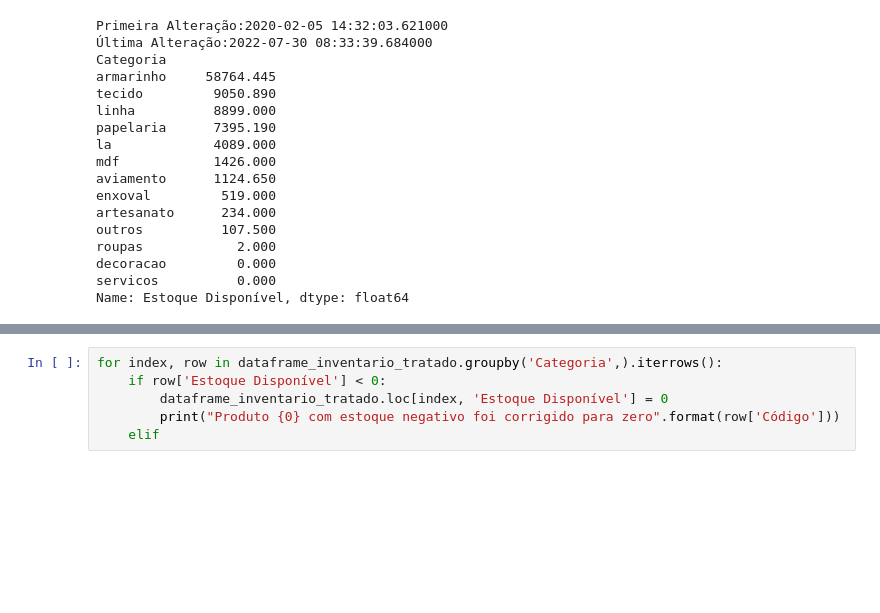
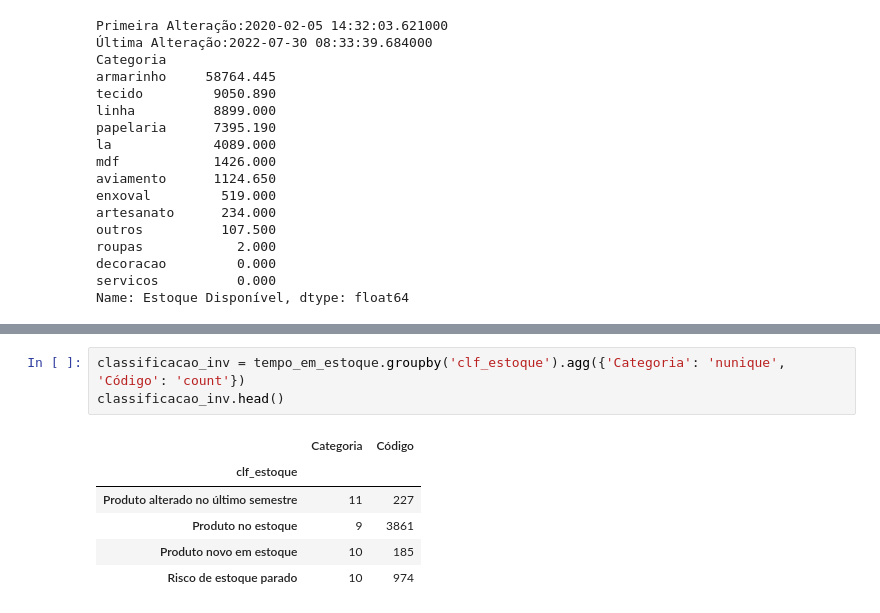
Before and after one commit to donbigode/Timeseries-prediction-model, a Jupyter notebook: Analysis/EDA.ipynb, the cells around one changed output, grey strips where cells are left out. Cells and saved outputs as stored; diff of their text form; blank space fills up the shorter version.

```diff
--- a/Analysis/EDA.ipynb
+++ b/Analysis/EDA.ipynb
@@ -544,6 +675,10 @@ dataframe_inventario_tratado.groupby(['Categoria', 'Alterado em']).sum().sort_va
-# %%
-for index, row in dataframe_inventario_tratado.groupby('Categoria',).iterrows():
-    if row['Estoque Disponível'] < 0:
-        dataframe_inventario_tratado.loc[index, 'Estoque Disponível'] = 0
-        print("Produto {0} com estoque negativo foi corrigido para zero".format(row['Código']))
-    elif
+# %%
+classificacao_inv = tempo_em_estoque.groupby('clf_estoque').agg({'Categoria': 'nunique', 'Código': 'count'})
+classificacao_inv.head()
+# %% [output]
+|  | Categoria | Código |
+| clf_estoque |  |  |
+| Produto alterado no último semestre | 11 | 227 |
+| Produto no estoque | 9 | 3861 |
+| Produto novo em estoque | 10 | 185 |
+| Risco de estoque parado | 10 | 974 |
```
Also changed, not shown: parts of 42 cells of this notebook, 2 other files.
